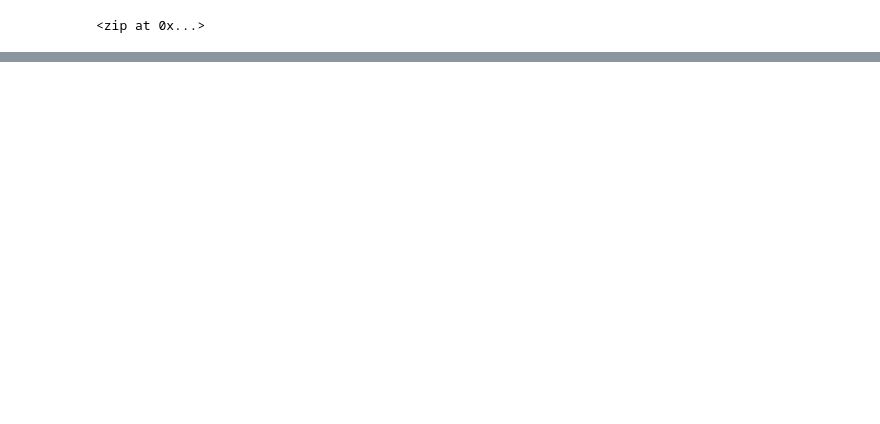
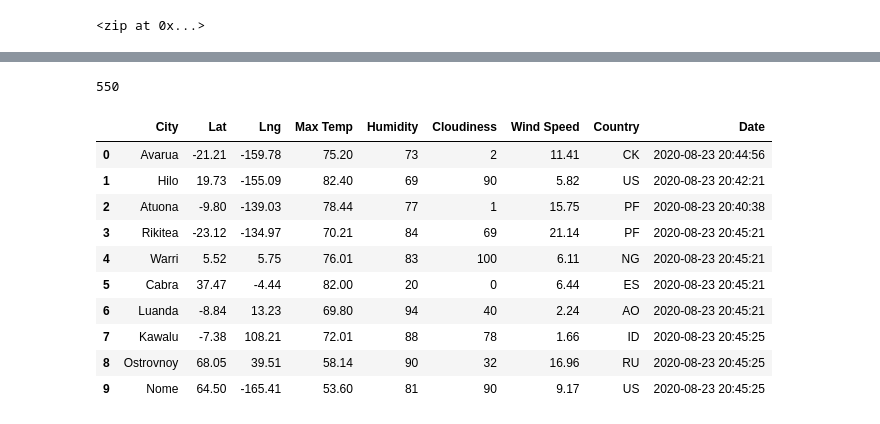
Before and after one commit to bdeluna16/World_Weather_Analysis, a Jupyter notebook: WeatherPy.ipynb, the cells around one changed output, grey strips where cells are left out. Saved outputs shown, nothing was run; the diff lists cells and outputs as text; code cells hidden in the pictures; blank space fills up the shorter version.

```diff
--- a/WeatherPy.ipynb
+++ b/WeatherPy.ipynb
@@ -33,0 +40,4 @@ len(cities)
+# %%
+# Starting URL for Weather Map API Call
+url = "http://api.openweathermap.org/data/2.5/weather?units=Imperial&APPID=" + weather_api_key
+print(url)
@@ -33,0 +49,10 @@ len(cities)
+# %%
+# Create an empty list to hold the weather data
+city_data = []
+# Print the beginning of the logging
+print("Beginning Data Retrieval       ")
+print("-------------------------------")
+
+# Create counters
+record_count = 1
+set_count = 1
@@ -33,0 +142,20 @@ len(cities)
+# %%
+print(len(city_data))
+# %% [output]
+550
+# %%
+# Convert the array of dictionaries to a Pandas DataFrame
+city_data_df = pd.DataFrame(city_data)
+city_data_df.head(10)
+# %% [output]
+|  | City | Lat | Lng | Max Temp | Humidity | Cloudiness | Wind Speed | Country | Date |
+| 0 | Avarua | -21.21 | -159.78 | 75.20 | 73 | 2 | 11.41 | CK | 2020-08-23 20:44:56 |
+| 1 | Hilo | 19.73 | -155.09 | 82.40 | 69 | 90 | 5.82 | US | 2020-08-23 20:42:21 |
+| 2 | Atuona | -9.80 | -139.03 | 78.44 | 77 | 1 | 15.75 | PF | 2020-08-23 20:40:38 |
+| 3 | Rikitea | -23.12 | -134.97 | 70.21 | 84 | 69 | 21.14 | PF | 2020-08-23 20:45:21 |
+| 4 | Warri | 5.52 | 5.75 | 76.01 | 83 | 100 | 6.11 | NG | 2020-08-23 20:45:21 |
+| 5 | Cabra | 37.47 | -4.44 | 82.00 | 20 | 0 | 6.44 | ES | 2020-08-23 20:45:21 |
+| 6 | Luanda | -8.84 | 13.23 | 69.80 | 94 | 40 | 2.24 | AO | 2020-08-23 20:45:21 |
+| 7 | Kawalu | -7.38 | 108.21 | 72.01 | 88 | 78 | 1.66 | ID | 2020-08-23 20:45:25 |
+| 8 | Ostrovnoy | 68.05 | 39.51 | 58.14 | 90 | 32 | 16.96 | RU | 2020-08-23 20:45:25 |
+| 9 | Nome | 64.50 | -165.41 | 53.60 | 81 | 90 | 9.17 | US | 2020-08-23 20:45:25 |
```
Also changed, not shown: parts of 9 cells of this notebook, 3 other files.
